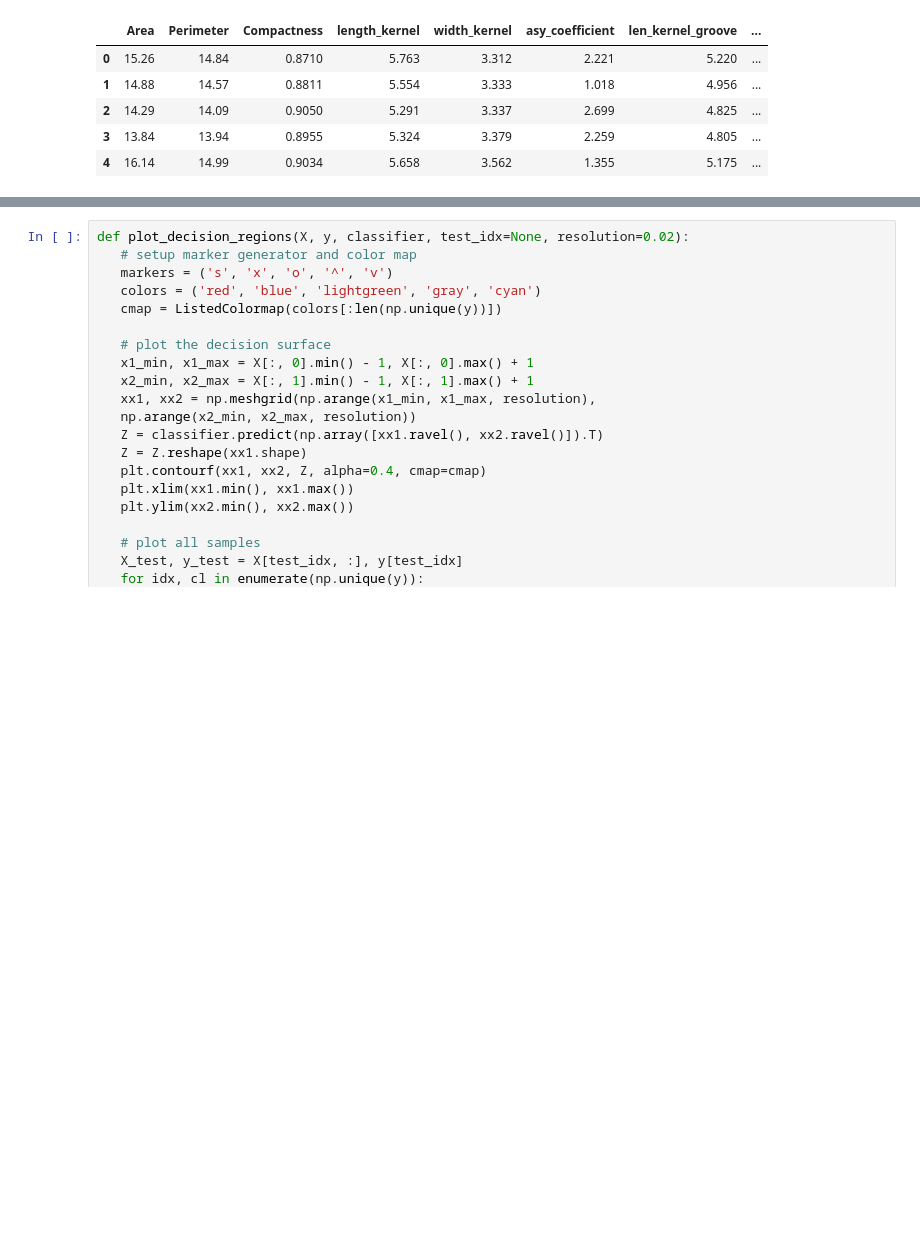
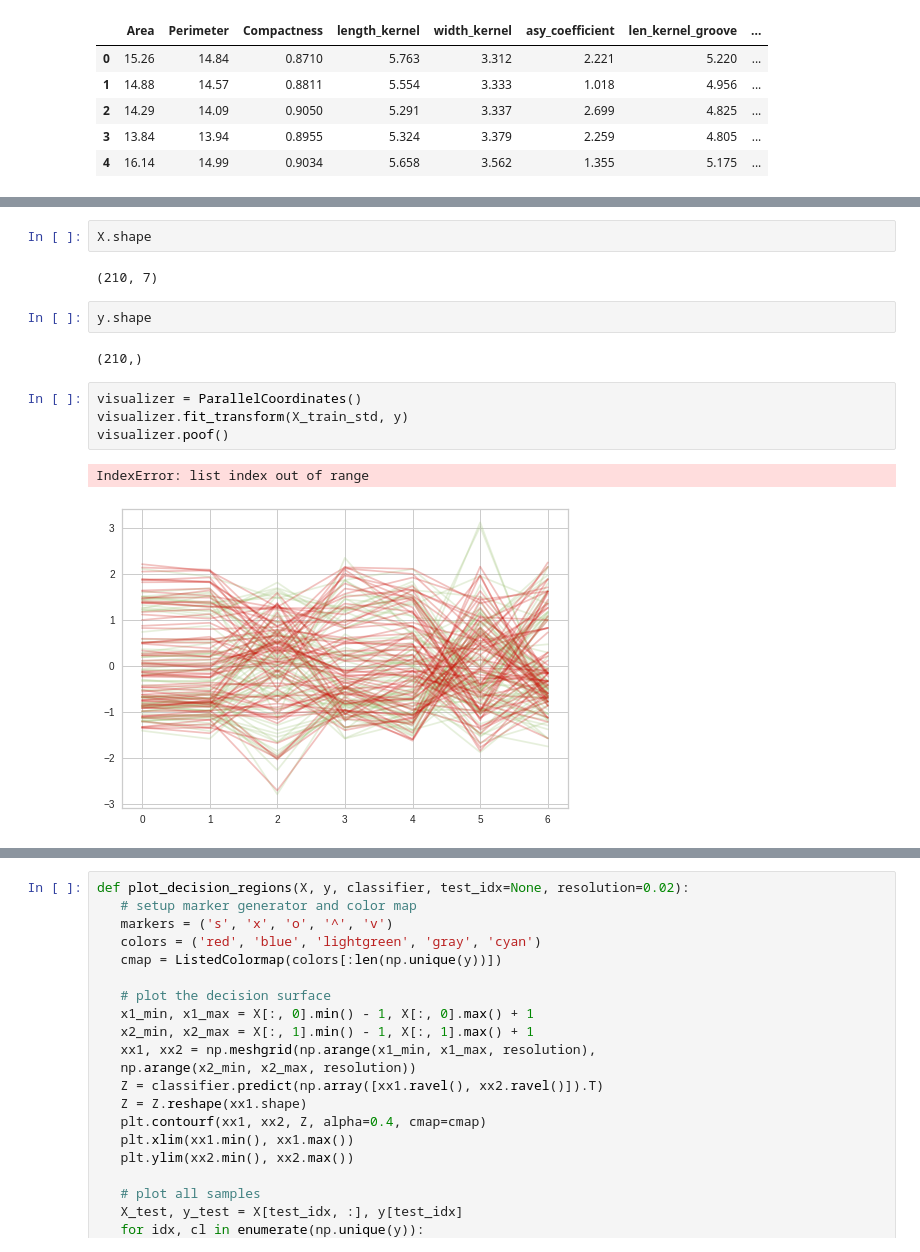
Before and after one commit to ELSPL/ml_practices_2018, a Jupyter notebook: Labs/Lab2/Romil/seeds_Log_reg.ipynb, the cells around one changed output, grey strips where cells are left out. Saved outputs shown, nothing was run; the diff lists cells and outputs as text; blank space fills up the shorter version.

```diff
--- a/Labs/Lab2/Romil/seeds_Log_reg.ipynb
+++ b/Labs/Lab2/Romil/seeds_Log_reg.ipynb
@@ -30 +73,16 @@ X_train, X_test, y_train, y_test = train_test_split(X, y, test_size=0.3, random_
+# %%
+X.shape
+# %% [output]
+(210, 7)
+# %%
+y.shape
+# %% [output]
+(210,)
+# %%
+visualizer = ParallelCoordinates()
+visualizer.fit_transform(X_train_std, y)
+visualizer.poof()
+# %% [output]
+IndexError: list index out of range
+[figure, added]
 # %%
```
Also changed, not shown: parts of 54 cells of this notebook, 1 other file.
